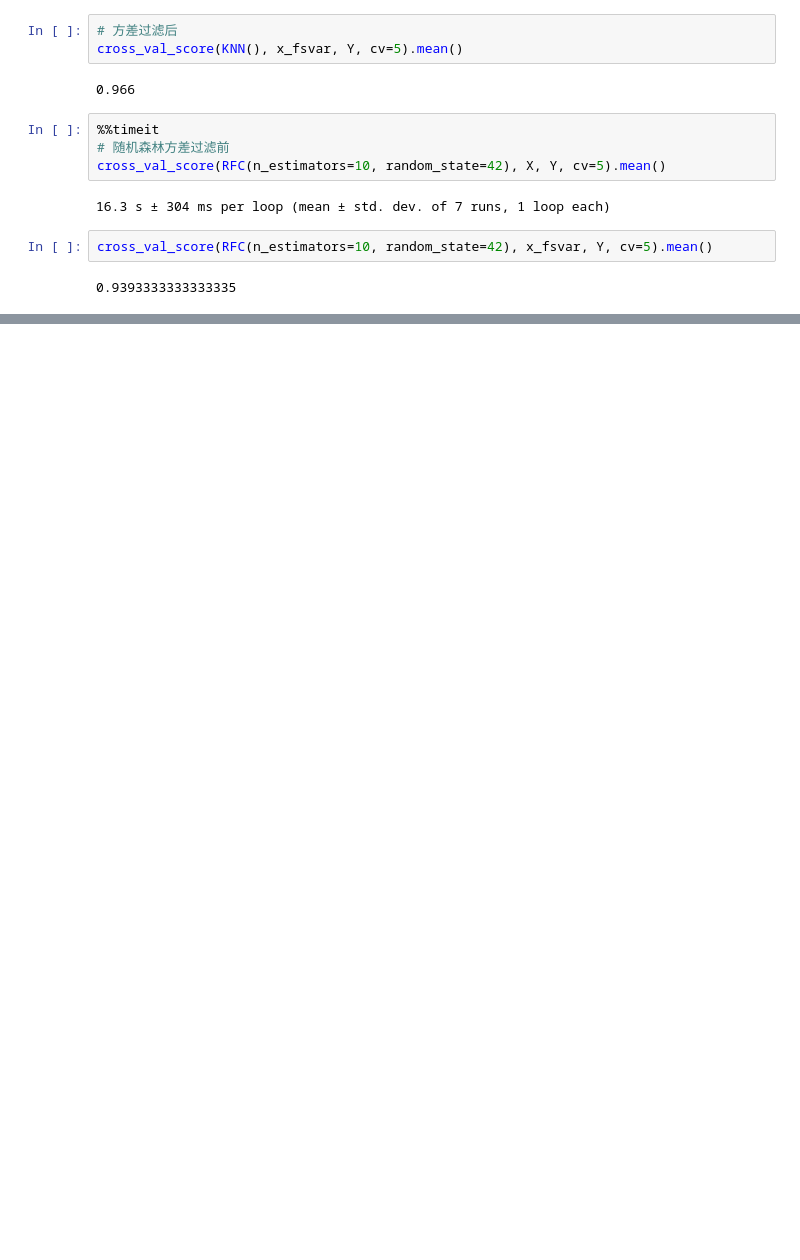
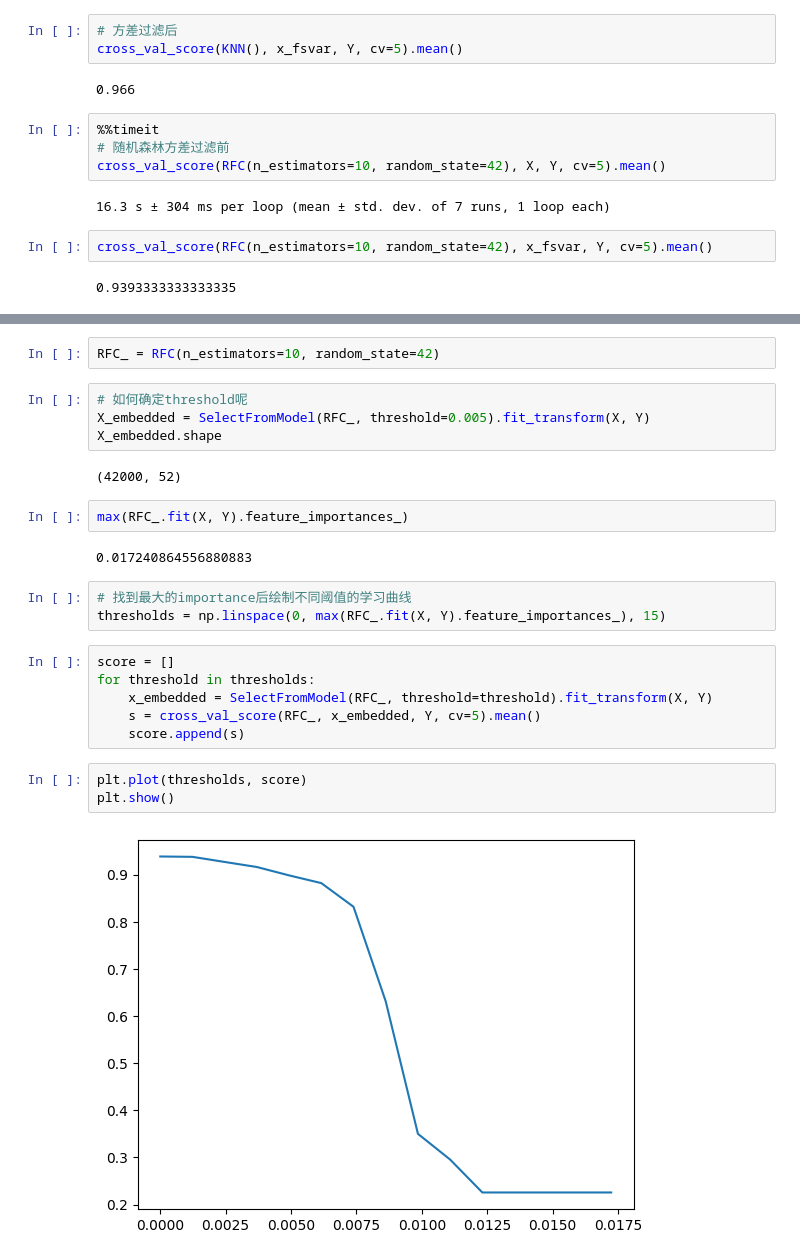
Before and after one commit to Ripple3547/caicai-sklearn, a Jupyter notebook: codes/3_1.ipynb, the cells around one changed output, grey strips where cells are left out. Cells and saved outputs as stored; diff of their text form; blank space fills up the shorter version.

```diff
--- a/codes/3_1.ipynb
+++ b/codes/3_1.ipynb
@@ -161,0 +279,26 @@ cross_val_score(RFC(n_estimators=10, random_state=42), x_fsvar, Y, cv=5).mean()
+# %%
+RFC_ = RFC(n_estimators=10, random_state=42)
+# %%
+# 如何确定threshold呢
+X_embedded = SelectFromModel(RFC_, threshold=0.005).fit_transform(X, Y)
+X_embedded.shape
+# %% [output]
+(42000, 52)
+# %%
+max(RFC_.fit(X, Y).feature_importances_)
+# %% [output]
+0.017240864556880883
+# %%
+# 找到最大的importance后绘制不同阈值的学习曲线
+thresholds = np.linspace(0, max(RFC_.fit(X, Y).feature_importances_), 15)
+# %%
+score = []
+for threshold in thresholds:
+    x_embedded = SelectFromModel(RFC_, threshold=threshold).fit_transform(X, Y)
+    s = cross_val_score(RFC_, x_embedded, Y, cv=5).mean()
+    score.append(s)
+# %%
+plt.plot(thresholds, score)
+plt.show()
+# %% [output]
+[figure, added]
```
Also changed, not shown: parts of 32 cells of this notebook, 5 other files.
